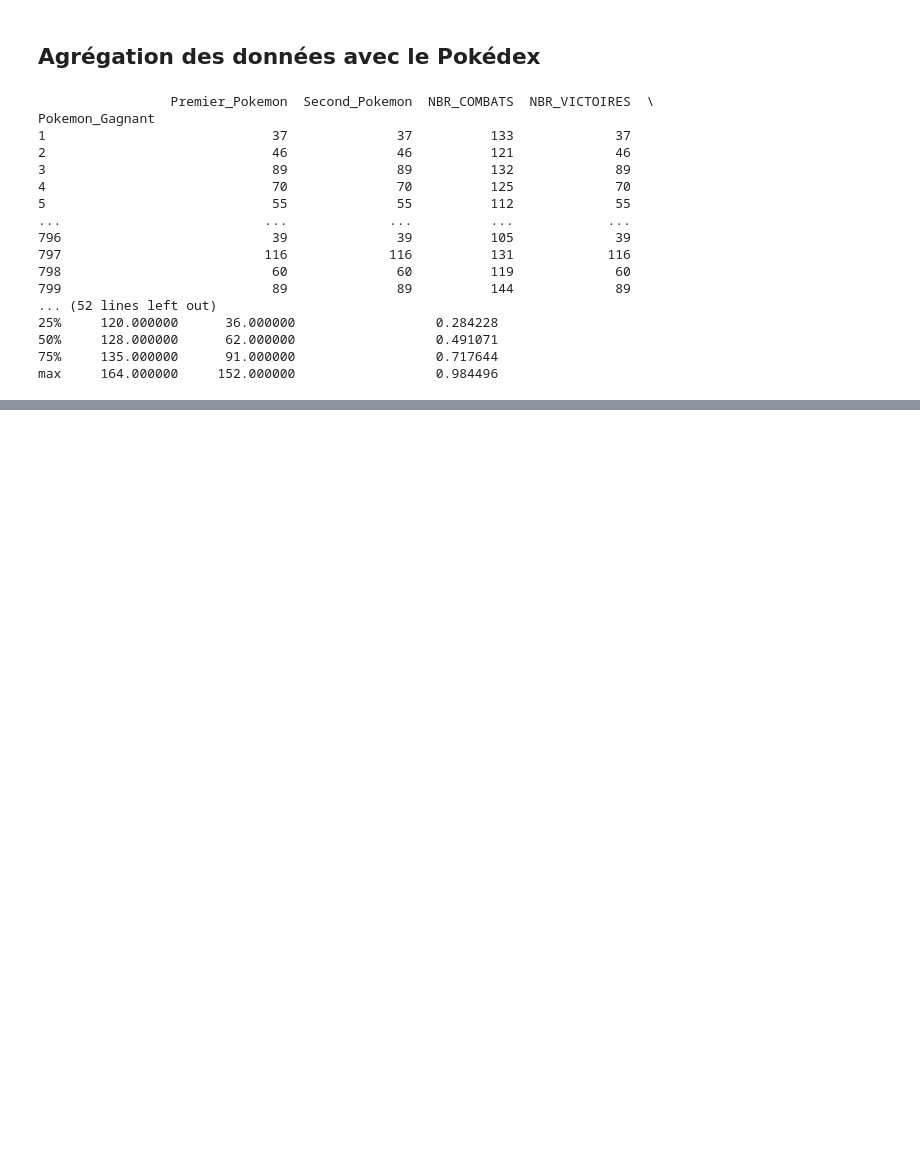
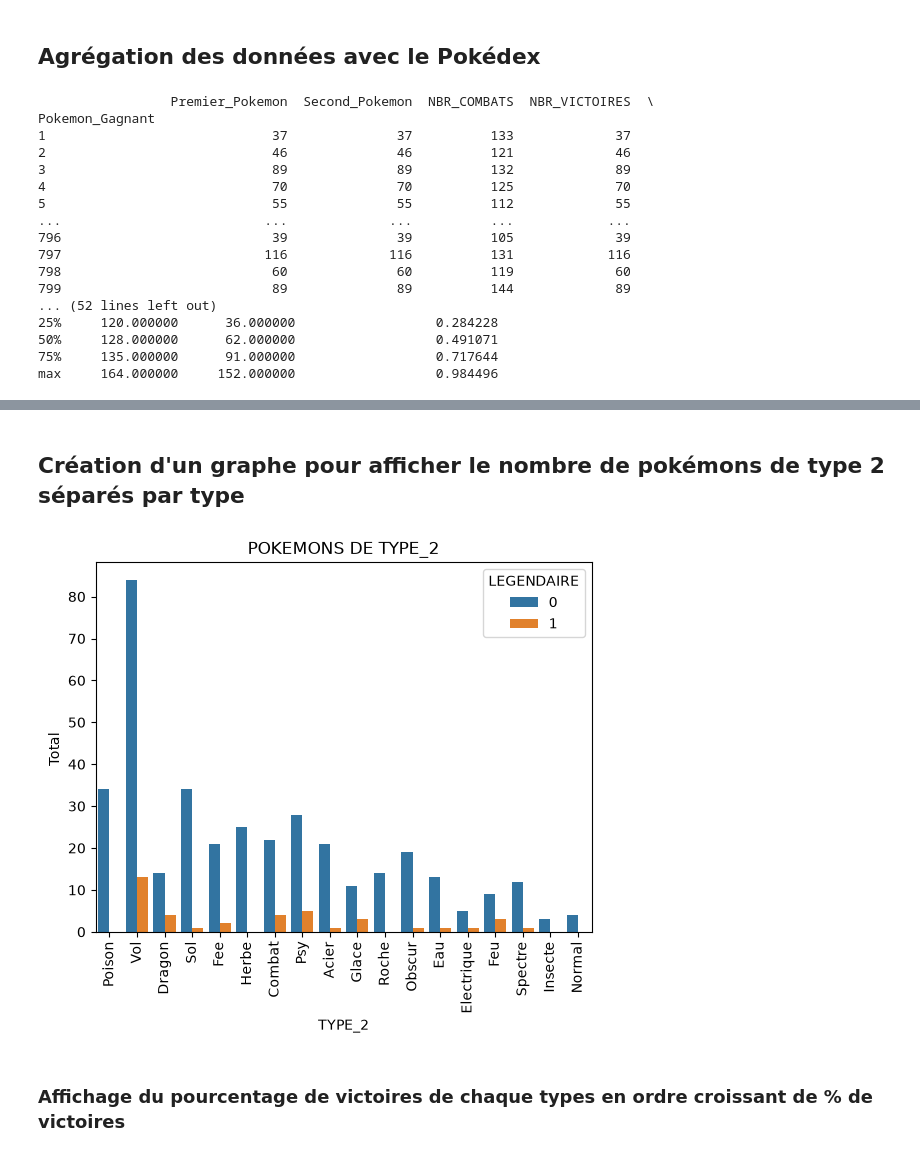
Before and after one commit to Cardboard-ctrl/420-5G4-ML, a Jupyter notebook: apprentissage/partie1_2.ipynb, the cells around one changed output, grey strips where cells are left out. Saved outputs shown, nothing was run; the diff lists cells and outputs as text; code cells hidden in the pictures; blank space fills up the shorter version.

```diff
--- a/apprentissage/partie1_2.ipynb
+++ b/apprentissage/partie1_2.ipynb
@@ -274,0 +315,13 @@ max     164.000000     152.000000                  0.984496
+# %% [markdown]
+## Création d'un graphe pour afficher le nombre de pokémons de type 2 séparés par type
+# %%
+axe_X = sns.countplot(x="TYPE_2", hue="LEGENDAIRE", data=nouveauPokedex)
+plt.xticks(rotation= 90)
+plt.xlabel('TYPE_2')
+plt.ylabel('Total ')
+plt.title("POKEMONS DE TYPE_2")
+plt.show()
+# %% [output]
+[figure, added]
+# %% [markdown]
+### Affichage du pourcentage de victoires de chaque types en ordre croissant de % de victoires
```
Also changed, not shown: parts of 13 cells of this notebook, 2 other files.
